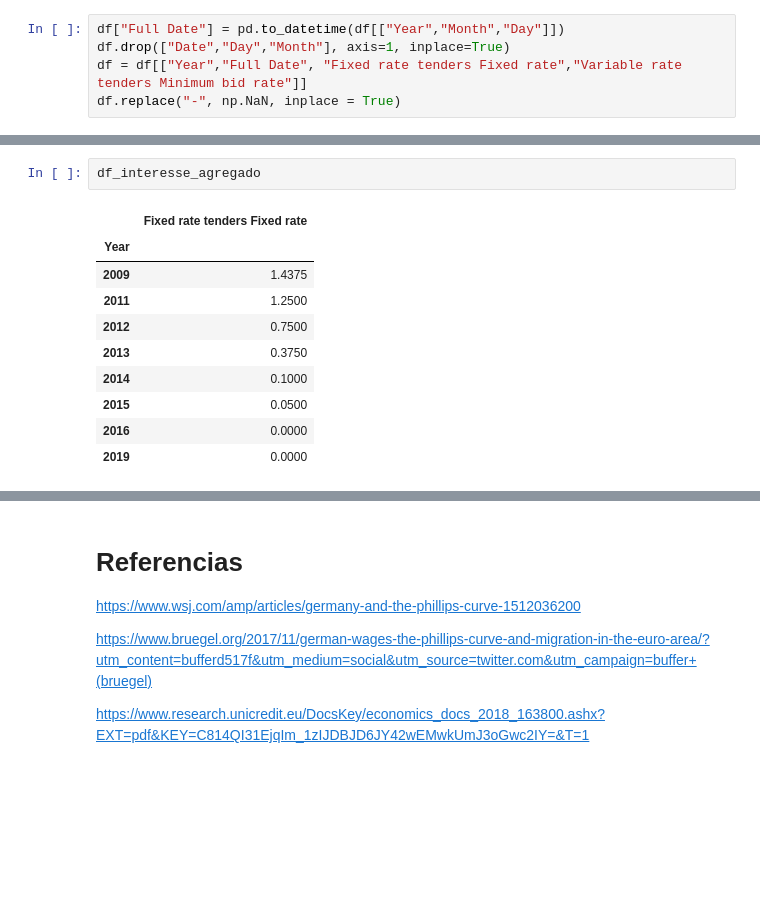
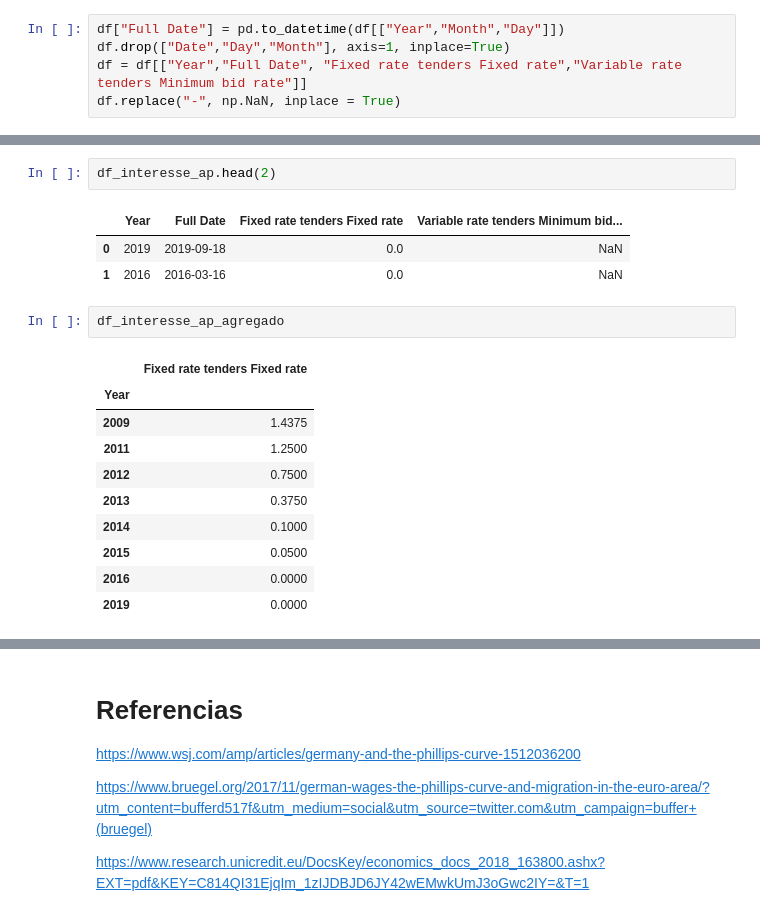
Before and after one commit to rmcnribeiro/T3_ECO-A, a Jupyter notebook: codigos/trabalho_3.ipynb, the cells around one changed output, grey strips where cells are left out. Cells and saved outputs as stored; diff of their text form; blank space fills up the shorter version.

```diff
--- a/codigos/trabalho_3.ipynb
+++ b/codigos/trabalho_3.ipynb
@@ -618,16 +600,22 @@ df_interesse
-# %%
-df_interesse_agregado
-# %% [output]
-|  | Fixed rate tenders Fixed rate |
-| Year |  |
-| 2009 | 1.4375 |
-| 2011 | 1.2500 |
-| 2012 | 0.7500 |
-| 2013 | 0.3750 |
-| 2014 | 0.1000 |
-| 2015 | 0.0500 |
-| 2016 | 0.0000 |
-| 2019 | 0.0000 |
+# %%
+df_interesse_ap.head(2)
+# %% [output]
+|  | Year | Full Date | Fixed rate tenders Fixed rate | Variable rate tenders Minimum bid... |
+| 0 | 2019 | 2019-09-18 | 0.0 | NaN |
+| 1 | 2016 | 2016-03-16 | 0.0 | NaN |
+# %%
+df_interesse_ap_agregado
+# %% [output]
+|  | Fixed rate tenders Fixed rate |
+| Year |  |
+| 2009 | 1.4375 |
+| 2011 | 1.2500 |
+| 2012 | 0.7500 |
+| 2013 | 0.3750 |
+| 2014 | 0.1000 |
+| 2015 | 0.0500 |
+| 2016 | 0.0000 |
+| 2019 | 0.0000 |
 # %%
 #plt.xticks(df_interesse_agregado["Year"].values,rotation=30)
 
```
Also changed, not shown: parts of 7 cells of this notebook, 7 other files.
